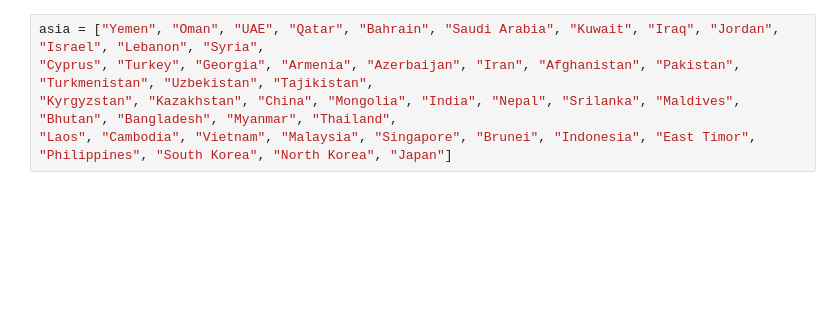
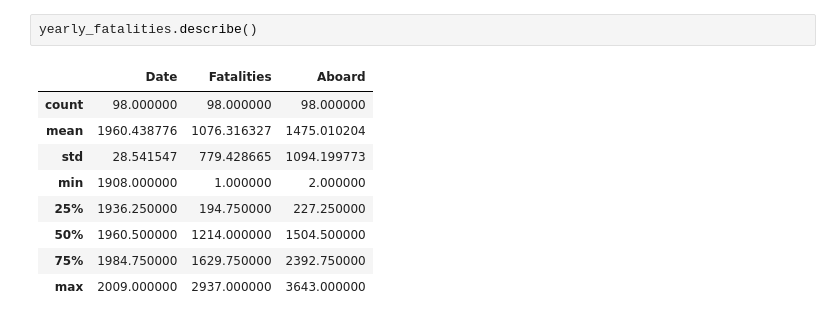
Before and after one commit to Stemt/DS-groep-6, a Jupyter notebook: Case-2/case_2.ipynb, the cells around one changed output. Saved outputs shown, nothing was run; the diff lists cells and outputs as text; blank space fills up the shorter version.

```diff
--- a/Case-2/case_2.ipynb
+++ b/Case-2/case_2.ipynb
@@ -131,6 +156,13 @@ africa = ["Morocco", "Algeria", "Tunisia", "Libya", "Egypt", "Mauritania", "Mali
 # %%
-asia = ["Yemen", "Oman", "UAE", "Qatar", "Bahrain", "Saudi Arabia", "Kuwait", "Iraq", "Jordan", "Israel", "Lebanon", "Syria",
-"Cyprus", "Turkey", "Georgia", "Armenia", "Azerbaijan", "Iran", "Afghanistan", "Pakistan", "Turkmenistan", "Uzbekistan", "Tajikistan",
-"Kyrgyzstan", "Kazakhstan", "China", "Mongolia", "India", "Nepal", "Srilanka", "Maldives", "Bhutan", "Bangladesh", "Myanmar", "Thailand",
-"Laos", "Cambodia", "Vietnam", "Malaysia", "Singapore", "Brunei", "Indonesia", "East Timor", "Philippines", "South Korea", "North Korea", "Japan"]
+yearly_fatalities.describe()
+# %% [output]
+|  | Date | Fatalities | Aboard |
+| count | 98.000000 | 98.000000 | 98.000000 |
+| mean | 1960.438776 | 1076.316327 | 1475.010204 |
+| std | 28.541547 | 779.428665 | 1094.199773 |
+| min | 1908.000000 | 1.000000 | 2.000000 |
+| 25% | 1936.250000 | 194.750000 | 227.250000 |
+| 50% | 1960.500000 | 1214.000000 | 1504.500000 |
+| 75% | 1984.750000 | 1629.750000 | 2392.750000 |
+| max | 2009.000000 | 2937.000000 | 3643.000000 |
 # %%
```
Also changed, not shown: parts of 22 cells of this notebook, 2 other files.
